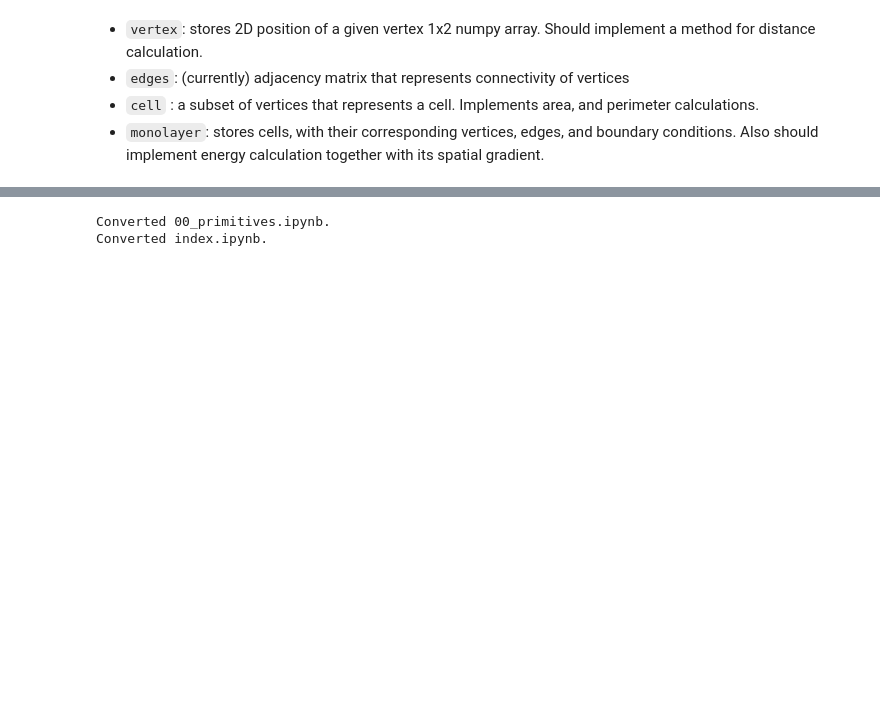
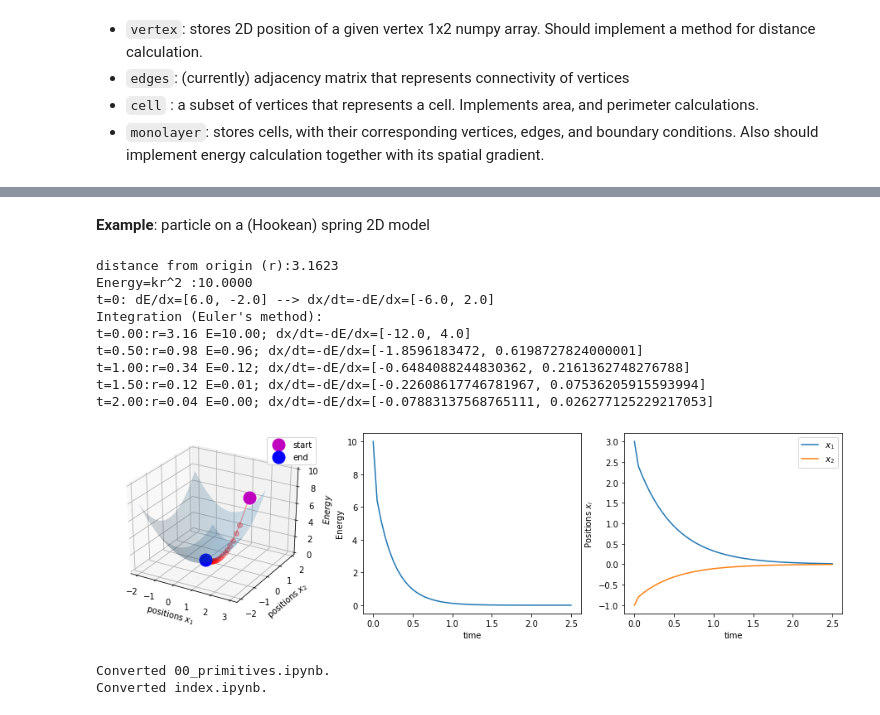
Before and after one commit to mshagirov/vertex_simulation, a Jupyter notebook: nbs/00_primitives.ipynb, the cells around one changed output, grey strips where cells are left out. Cells and saved outputs as stored; diff of their text form; code cells hidden in the pictures; blank space fills up the shorter version.

Commit message:
Hookean

```diff
--- a/nbs/00_primitives.ipynb
+++ b/nbs/00_primitives.ipynb
@@ -53,0 +57,2 @@ Distance between v1 and v2 : 2.0
+# %% [markdown]
+**Example**: particle on a (Hookean) spring 2D model
@@ -54,3 +63,71 @@ Distance between v1 and v2 : 2.0
+# %%
+o  = Vertex(torch.tensor([0.,0.],requires_grad=False,dtype=torch.float64))
+v1 = Vertex(torch.tensor([3.,-1.],requires_grad=True,dtype=torch.float64))
+r = o.dist(v1)
+print(f'distance from origin (r):{r.item():.4f}')
+# Define energy
+k = 1.0
+energy = lambda r: k*r**2
+E = energy(r)
+print(f'Energy=kr^2 :{E.item():.4f}')
+# compute gradients
+E.backward()
+dEdx = v1.x.grad.detach()
+dxdt = -dEdx
+print(f't=0: dE/dx={dEdx.tolist()} --> dx/dt=-dE/dx={dxdt.tolist()}')
+# Numerical integration
+Dt = .05 # time step size
+positions = [v1.x.tolist()]
+t = [0]
+Energies = []
+print('Integration (Euler\'s method):')
+for n in range(50):
+    r = o.dist(v1) # distance from origin
+    E = energy(r)  # elastic energy
+    Energies.append(E.item())
+    E.backward()   # compute gradients
+    dxdt = -v1.x.grad.detach() # dx/dt=-dE/dx
+    if n%10==0:
+        print(f't={Dt*n:.2f}:'+
+              f'r={r.item():.2f} E={E.item():.2f}; dx/dt=-dE/dx={dxdt.tolist()}')
+    # Update vertex position
+    v1.x = (v1.x.detach()+dxdt*Dt)
+    positions.append(v1.x.tolist())
+    t.append(t[-1]+Dt)
+    v1.x.requires_grad_(True)
+Energies.append( energy(o.dist(v1)).item() )
+
+# Display the results
+positions = np.array(positions) # convert to a np array
+fig = plt.figure(figsize=plt.figaspect(0.25))
+# Energy as a function of position
+ax = fig.add_subplot(1, 3, 1, projection='3d')
+# Plot the Energy surface
+Xmesh,Ymesh = np.meshgrid(np.arange(-2,2,.1),np.arange(-2,2,.1))
+Zmesh = Xmesh**2+Ymesh**2
+ax.plot_surface(Xmesh,Ymesh, Zmesh, alpha=0.2)
+# Plot trajectory of the vertex E,x1,x2
+ax.plot(positions[:,0],positions[:,1],Energies,'ro-',alpha=.3)
+ax.plot(positions[:1,0],positions[:1,1],Energies[:1],'mo',ms=15,label='start')
+ax.plot(positions[-1:,0],positions[-1:,1],Energies[-1:],'bo',ms=15,label='end')
+ax.set_xlabel('positions $x_1$'); ax.set_ylabel('positions $x_2$'); ax.set_zlabel('$Energy$'); plt.legend();
+# Energy as function of time
+ax = fig.add_subplot(1, 3, 2); ax.plot(t,Energies); ax.set_xlabel('time'); ax.set_ylabel('Energy')
+#
+ax = fig.add_subplot(1, 3, 3)
+ax.plot(t,positions);plt.legend(['$x_1$','$x_2$']); ax.set_ylabel('Positions $x_i$'); ax.set_xlabel('time');
+plt.show()
+# %% [output]
+distance from origin (r):3.1623
+Energy=kr^2 :10.0000
+t=0: dE/dx=[6.0, -2.0] --> dx/dt=-dE/dx=[-6.0, 2.0]
+Integration (Euler's method):
+t=0.00:r=3.16 E=10.00; dx/dt=-dE/dx=[-12.0, 4.0]
+t=0.50:r=0.98 E=0.96; dx/dt=-dE/dx=[-1.8596183472, 0.6198727824000001]
+t=1.00:r=0.34 E=0.12; dx/dt=-dE/dx=[-0.6484088244830362, 0.2161362748276788]
+t=1.50:r=0.12 E=0.01; dx/dt=-dE/dx=[-0.22608617746781967, 0.07536205915593994]
+t=2.00:r=0.04 E=0.00; dx/dt=-dE/dx=[-0.07883137568765111, 0.026277125229217053]
+[figure, added]
 # %%
 #hide
 # run the cell below as a last cell in your notebook
```
Also changed, not shown: parts of 2 cells of this notebook, 4 other files.
